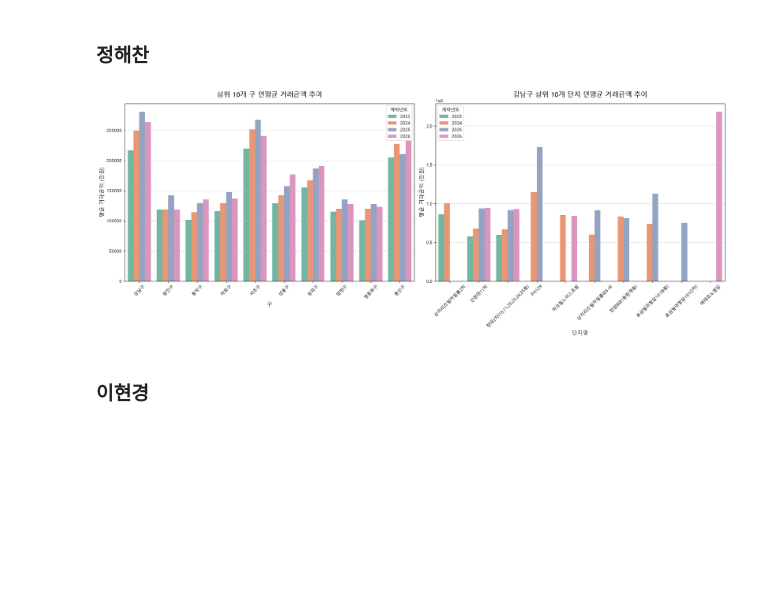
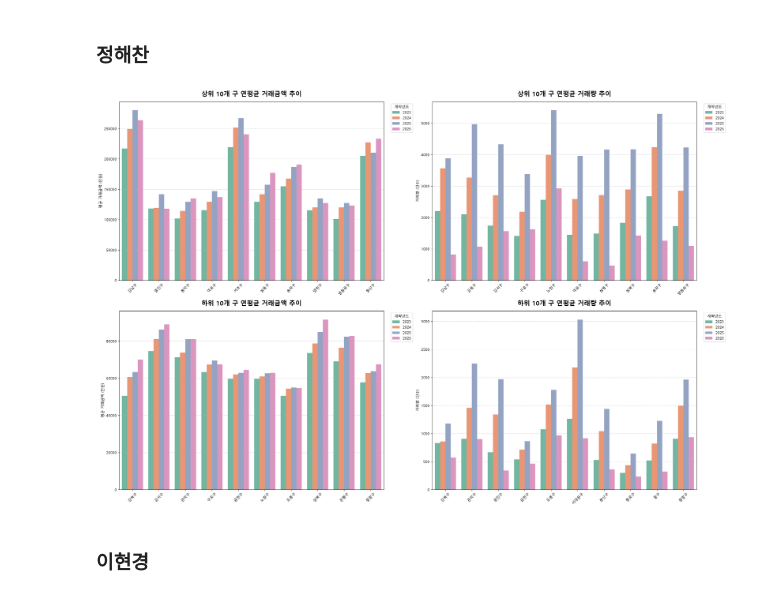
Before and after one commit to gonggong77/10_teamProject, a Jupyter notebook: ground_hcteam/teamProject_hcteam.ipynb, the cells around one changed output. Saved outputs shown, nothing was run; the diff lists cells and outputs as text; code cells hidden in the pictures; blank space fills up the shorter version.

```diff
--- a/ground_hcteam/teamProject_hcteam.ipynb
+++ b/ground_hcteam/teamProject_hcteam.ipynb
@@ -416,56 +419,60 @@ plt.show()
 # %% [markdown]
 ### 정해찬
 # %%
-# 1. 공통 전처리
-
 true_df = df[(df['취소'] == False) & (df['등기여부'] == True)].copy()
 true_df = true_df[true_df['계약일자'] >= '2020-01-01']
-# hue에 들어갈 이름을 직관적으로 맞추기 위해 '계약년도'로 지정
 true_df['계약년도'] = true_df['계약일자'].dt.year
 
 
-# 2. 상위 10개 구
-
-top10_gu = true_df.groupby('구')['거래금액'].mean().nlargest(10).index.tolist()
+top10_gu_price = true_df.groupby('구')['거래금액'].mean().nlargest(10).index.tolist()
+gu_price_top_df = true_df[true_df['구'].isin(top10_gu_price)].groupby(['계약년도', '구'])['거래금액'].mean().reset_index().round(0)
 
 
-gu_bar_df = true_df[true_df['구'].isin(top10_gu)].groupby(['계약년도', '구'])['거래금액'].mean().reset_index().round(0)
+top10_gu_vol = true_df.groupby('구').size().nlargest(10).index.tolist()
+gu_vol_top_df = true_df[true_df['구'].isin(top10_gu_vol)].groupby(['계약년도', '구']).size().reset_index(name='거래건수')
 
 
-# 3. 강남구 내 상위 10개 단지명
-
-gangnam_df = true_df[true_df['구'] == '강남구']
-
-top10_danji = gangnam_df.groupby('단지명')['거래금액'].mean().nlargest(10).index.tolist()
-
-danji_bar_df = gangnam_df[gangnam_df['단지명'].isin(top10_danji)].groupby(['계약년도', '단지명'])['거래금액'].mean().reset_index().round(0)
+bottom10_gu_price = true_df.groupby('구')['거래금액'].mean().nsmallest(10).index.tolist()
+gu_price_bottom_df = true_df[true_df['구'].isin(bottom10_gu_price)].groupby(['계약년도', '구'])['거래금액'].mean().reset_index().round(0)
 
 
-# 4. 그래프
+bottom10_gu_vol = true_df.groupby('구').size().nsmallest(10).index.tolist()
+gu_vol_bottom_df = true_df[true_df['구'].isin(bottom10_gu_vol)].groupby(['계약년도', '구']).size().reset_index(name='거래건수')
 
 
-fig, axes = plt.subplots(1, 2, figsize=(20, 8))
+fig, axes = plt.subplots(2, 2, figsize=(24, 16))
 
-# 상위 10개 구
-sns.barplot(data=gu_bar_df, x='구', y='거래금액', hue='계약년도', palette='Set2', ax=axes[0])
-axes[0].set_title('상위 10개 구 연평균 거래금액 추이', fontsize=15, pad=15)
-axes[0].set_xlabel('구', fontsize=12)
-axes[0].set_ylabel('평균 거래금액 (만원)', fontsize=12)
-axes[0].tick_params(axis='x', rotation=45)
-axes[0].grid(axis='y', linestyle='--', alpha=0.6)
 
-# 강남구 상위 10개 단지
-sns.barplot(data=danji_bar_df, x='단지명', y='거래금액', hue='계약년도', palette='Set2', ax=axes[1])
-axes[1].set_title('강남구 상위 10개 단지 연평균 거래금액 추이', fontsize=15, pad=15)
-axes[1].set_xlabel('단지명', fontsize=12)
-axes[1].set_ylabel('평균 거래금액 (만원)', fontsize=12)
-axes[1].tick_params(axis='x', rotation=45)
-axes[1].grid(axis='y', linestyle='--', alpha=0.6)
+sns.barplot(data=gu_price_top_df, x='구', y='거래금액', hue='계약년도', palette='Set2', ax=axes[0, 0])
+axes[0, 0].set_title('상위 10개 구 연평균 거래금액 추이', fontsize=17, pad=15, fontweight='bold')
+axes[0, 0].set_ylabel('평균 거래금액 (만원)')
+
+
+sns.barplot(data=gu_vol_top_df, x='구', y='거래건수', hue='계약년도', palette='Set2', ax=axes[0, 1])
+axes[0, 1].set_title('상위 10개 구 연평균 거래량 추이', fontsize=17, pad=15, fontweight='bold')
+axes[0, 1].set_ylabel('거래량 (건수)')
+
+
+sns.barplot(data=gu_price_bottom_df, x='구', y='거래금액', hue='계약년도', palette='Set2', ax=axes[1, 0])
+axes[1, 0].set_title('하위 10개 구 연평균 거래금액 추이', fontsize=17, pad=15, fontweight='bold')
+axes[1, 0].set_ylabel('평균 거래금액 (만원)')
+
+
+sns.barplot(data=gu_vol_bottom_df, x='구', y='거래건수', hue='계약년도', palette='Set2', ax=axes[1, 1])
+axes[1, 1].set_title('하위 10개 구 연평균 거래량 추이', fontsize=17, pad=15, fontweight='bold')
+axes[1, 1].set_ylabel('거래량 (건수)')
+
+
+for ax in axes.flat:
+    ax.tick_params(axis='x', rotation=45)
+    ax.grid(axis='y', linestyle='--', alpha=0.6)
+    ax.set_xlabel('')
+    ax.legend(title='계약년도', bbox_to_anchor=(1.02, 1), loc='upper left')
 
 plt.tight_layout()
 plt.show()
 # %% [output]
-[figure, old version]
+[figure, new version]
 # %% [markdown]
 ### 이현경
 # %%
```
Also changed, not shown: parts of 3 cells of this notebook.
